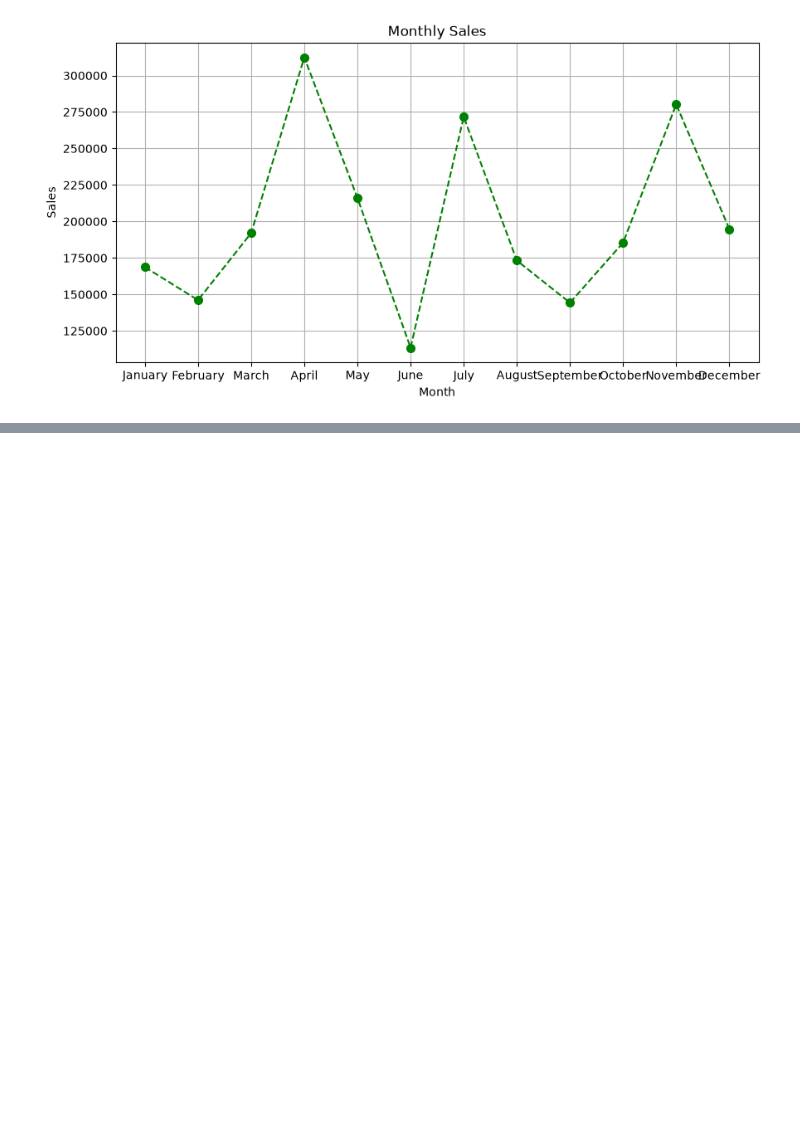
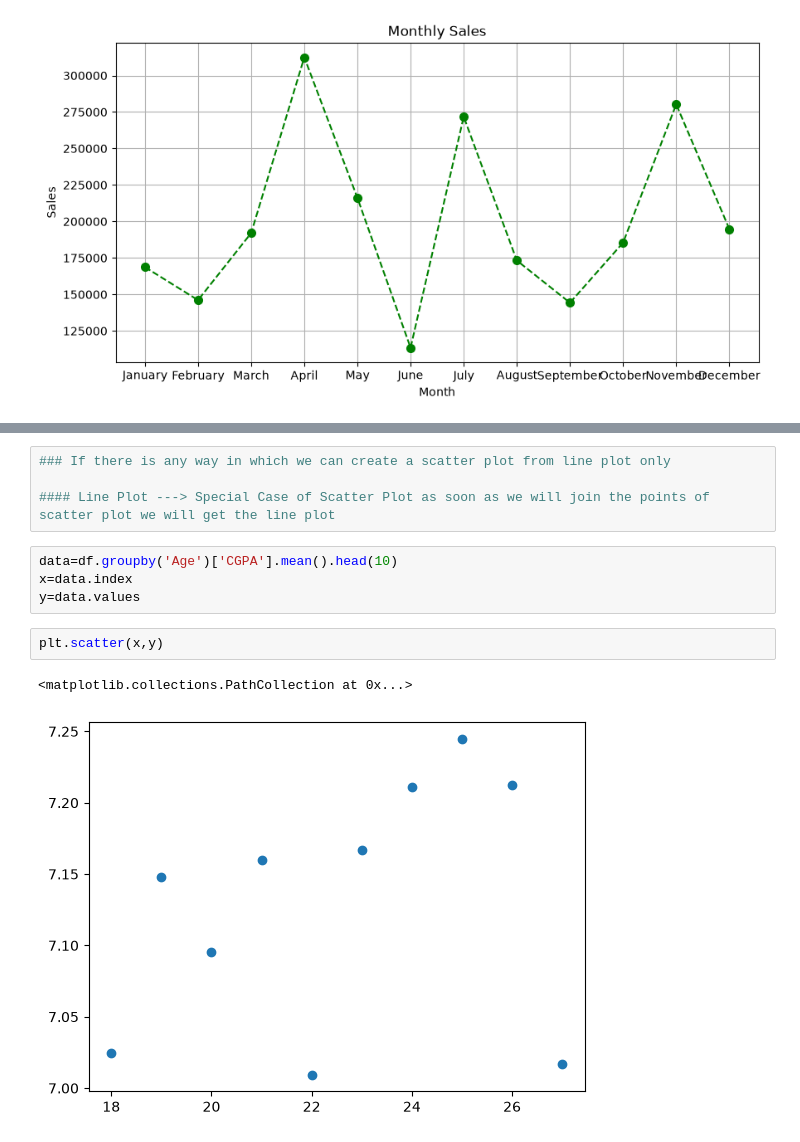
Before and after one commit to AbhishekKumarVerma2356/Python_Matplotlib, a Jupyter notebook: Getting_Started.ipynb, the cells around one changed output, grey strips where cells are left out. Cells and saved outputs as stored; diff of their text form; blank space fills up the shorter version.

```diff
--- a/Getting_Started.ipynb
+++ b/Getting_Started.ipynb
@@ -746,0 +867,13 @@ plt.show()
+# %%
+### If there is any way in which we can create a scatter plot from line plot only
+
+#### Line Plot ---> Special Case of Scatter Plot as soon as we will join the points of scatter plot we will get the line plot
+# %%
+data=df.groupby('Age')['CGPA'].mean().head(10)
+x=data.index
+y=data.values
+# %%
+plt.scatter(x,y)
+# %% [output]
+<matplotlib.collections.PathCollection at 0x...>
+[figure, added]
```
Also changed, not shown: parts of 19 cells of this notebook.
